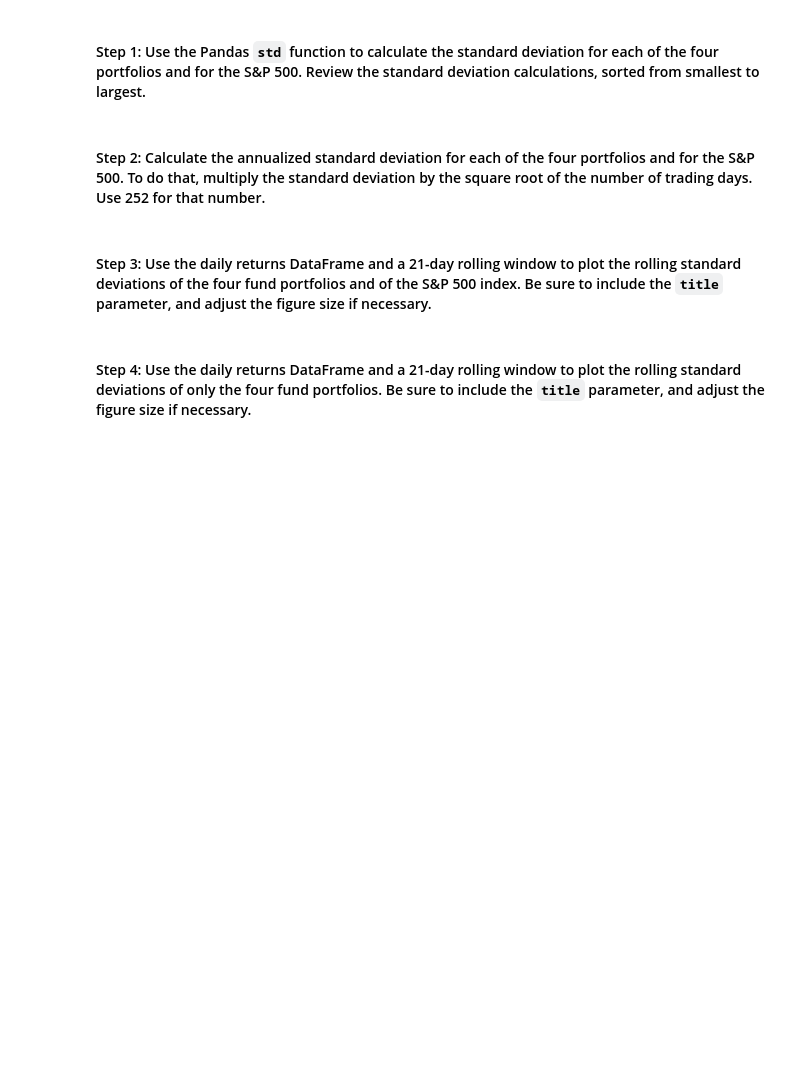
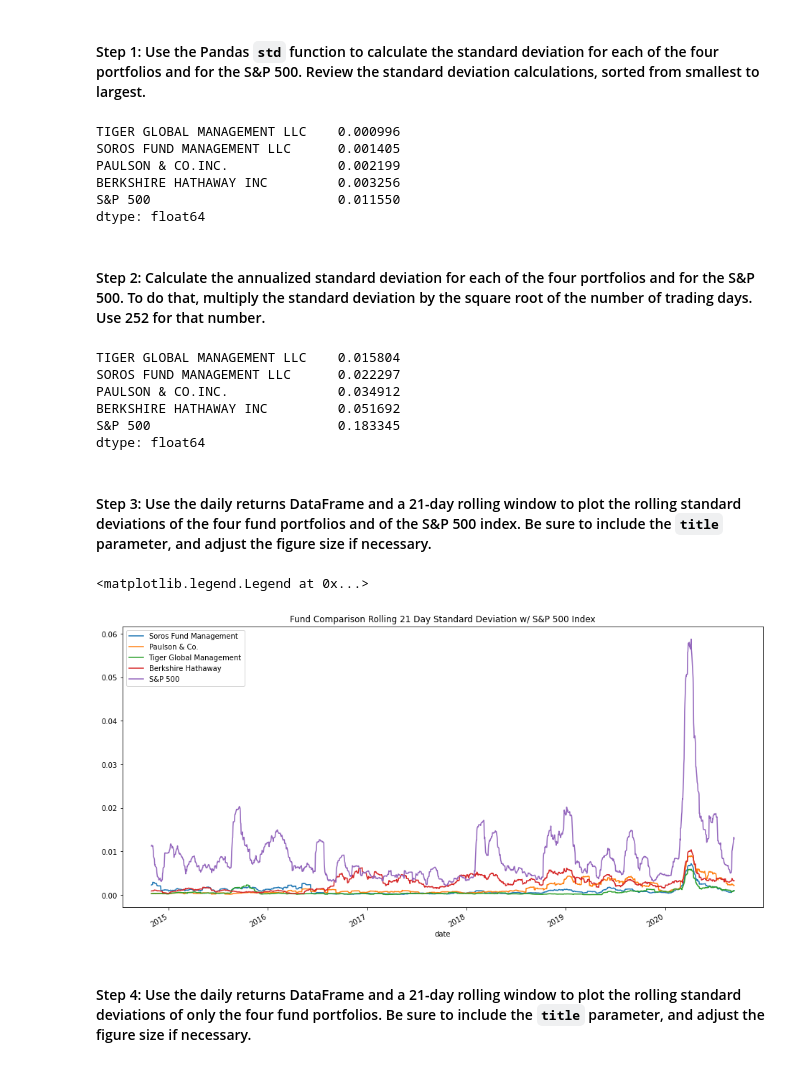
Before and after one commit to billybishop21/portfolio_analysis, a Jupyter notebook: risk_return_analysis.ipynb, the cells around one changed output. Cells and saved outputs as stored; diff of their text form; code cells hidden in the pictures; blank space fills up the shorter version.

```diff
--- a/risk_return_analysis.ipynb
+++ b/risk_return_analysis.ipynb
@@ -233,20 +233,42 @@ Evaluate the risk profile of each portfolio by using the standard deviation and
 # %%
 # Calculate and sort the standard deviation for all 4 portfolios and the S&P 500
 # Review the standard deviations sorted smallest to largest
-# YOUR CODE HERE
+whale_daily_returns_std = whale_daily_returns.std().sort_values()
+whale_daily_returns_std
+# %% [output]
+TIGER GLOBAL MANAGEMENT LLC    0.000996
+SOROS FUND MANAGEMENT LLC      0.001405
+PAULSON & CO.INC.              0.002199
+BERKSHIRE HATHAWAY INC         0.003256
+S&P 500                        0.011550
+dtype: float64
 # %% [markdown]
 #### Step 2: Calculate the annualized standard deviation for each of the four portfolios and for the S&P 500. To do that, multiply the standard deviation by the square root of the number of trading days. Use 252 for that number.
 # %%
 # Calculate and sort the annualized standard deviation (252 trading days) of the 4 portfolios and the S&P 500
 # Review the annual standard deviations smallest to largest
-# YOUR CODE HERE
+whale_daily_returns_std_annualized = whale_daily_returns_std * np.sqrt(252)
+whale_daily_returns_std_annualized
+# %% [output]
+TIGER GLOBAL MANAGEMENT LLC    0.015804
+SOROS FUND MANAGEMENT LLC      0.022297
+PAULSON & CO.INC.              0.034912
+BERKSHIRE HATHAWAY INC         0.051692
+S&P 500                        0.183345
+dtype: float64
 # %% [markdown]
 #### Step 3: Use the daily returns DataFrame and a 21-day rolling window to plot the rolling standard deviations of the four fund portfolios and of the S&P 500 index. Be sure to include the `title` parameter, and adjust the figure size if necessary.
 # %%
 # Using the daily returns DataFrame and a 21-day rolling window,
 # plot the rolling standard deviation of the 4 portfolios and the S&P 500
 # Include a title parameter and adjust the figure size
-# YOUR CODE HERE
+whale_daily_returns_std_21_days = whale_daily_returns.rolling(window=21).std()
+
+ax = whale_daily_returns_std_21_days.plot(kind="line", figsize=(16,8), title="Fund Comparison Rolling 21 Day Standard Deviation w/ S&P 500 Index")
+ax.legend(["Soros Fund Management", "Paulson & Co.", "Tiger Global Management", "Berkshire Hathaway", "S&P 500"])
+# %% [output]
+<matplotlib.legend.Legend at 0x...>
+[figure, added]
 # %% [markdown]
 #### Step 4: Use the daily returns DataFrame and a 21-day rolling window to plot the rolling standard deviations of only the four fund portfolios. Be sure to include the `title` parameter, and adjust the figure size if necessary.
 # %%
```
Also changed, not shown: parts of 4 cells of this notebook.
